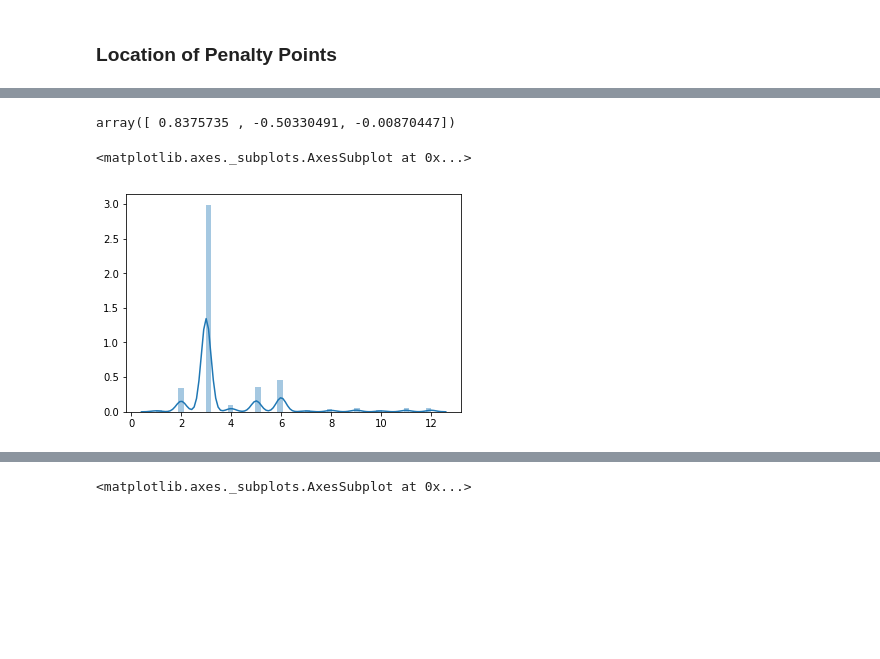
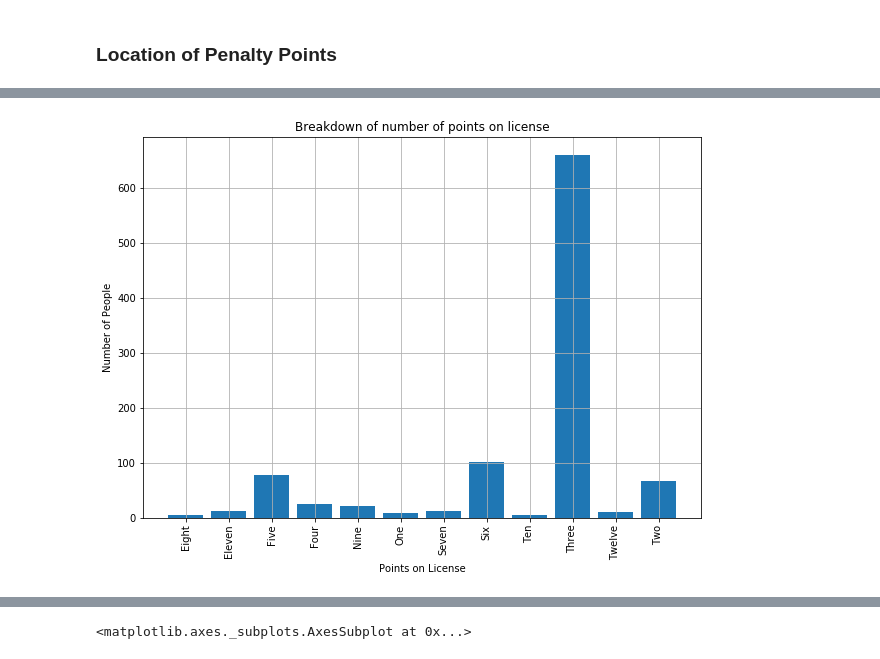
Before and after one commit to kevindooley/Simulated-Dataset, a Jupyter notebook: Simulation of Dataset.ipynb, the cells around one changed output, grey strips where cells are left out. Drawn from its saved outputs; the diff is of its cells as text; code cells hidden in the pictures; blank space fills up the shorter version.

```diff
--- a/Simulation of Dataset.ipynb
+++ b/Simulation of Dataset.ipynb
@@ -203,14 +213,17 @@ df = pd.DataFrame({'Reason':reason}) # 4th variable for dataset
 # %%
 #np.arange - choose number from 1 to 4 (higher number exclusive)
 #np.random.choice allows size of dataset and determine probability of each number in a
-total_points = np.random.choice(np.arange(1, 13).round(0), size=1001, p=[0.01, 0.07, 0.65, 0.02, 0.08, 0.1, 0.01, 0.01, 0.02, 0.01, 0.01, 0.01])
+points = (["One", "Two", "Three", "Four", "Five", "Six", "Seven", "Eight", "Nine", "Ten", "Eleven", "Twelve"])
+total_points = np.random.choice(points, size=1001, p=[0.01, 0.07, 0.65, 0.02, 0.08, 0.1, 0.01, 0.01, 0.02, 0.01, 0.01, 0.01])
-# %%
-p = np.random.standard_normal(3)
-p
-# %% [output]
-array([ 0.8375735 , -0.50330491, -0.00870447])
-# %%
-sns.distplot(total_points)
-# %% [output]
-<matplotlib.axes._subplots.AxesSubplot at 0x...>
-[figure, removed]
+# %%
+plt.figure(figsize = (10, 7)) #plot size
+xlabel, number = np.unique(total_points, return_counts=True) # adopted from stackoverflow post (reference 14)
+plt.bar(xlabel, number, align="center") # bar chart, align xtick to centre of bar, adopted from stackoverflow post (reference 14)
+plt.xticks(points, ("One", "Two", "Three", "Four", "Five", "Six", "Seven", "Eight", "Nine", "Ten", "Eleven", "Twelve"), rotation="vertical") # set point labels, set labels to vertical for better presentation
+plt.xlabel("Points on License") # x axis label
+plt.ylabel("Number of People") # y axis label
+plt.title("Breakdown of number of points on license")
+plt.grid() # gridlines
+plt.show() # display
+# %% [output]
+[figure, added]
```
Also changed, not shown: parts of 20 cells of this notebook, 1 other file.
